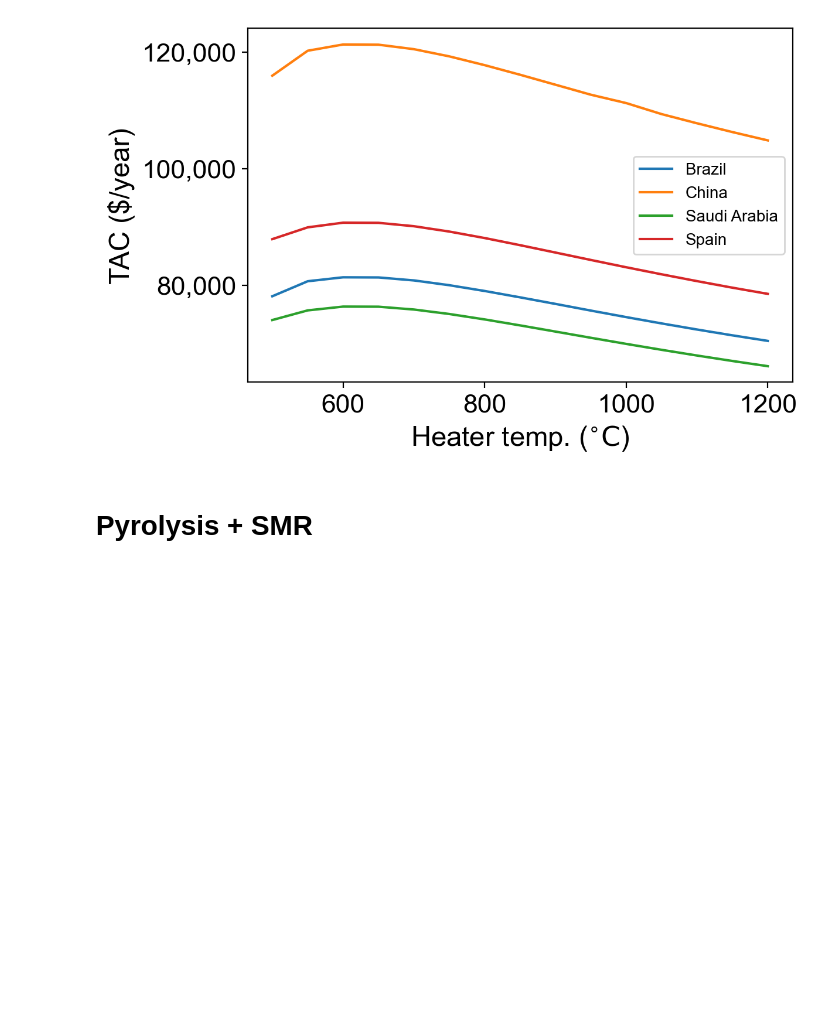
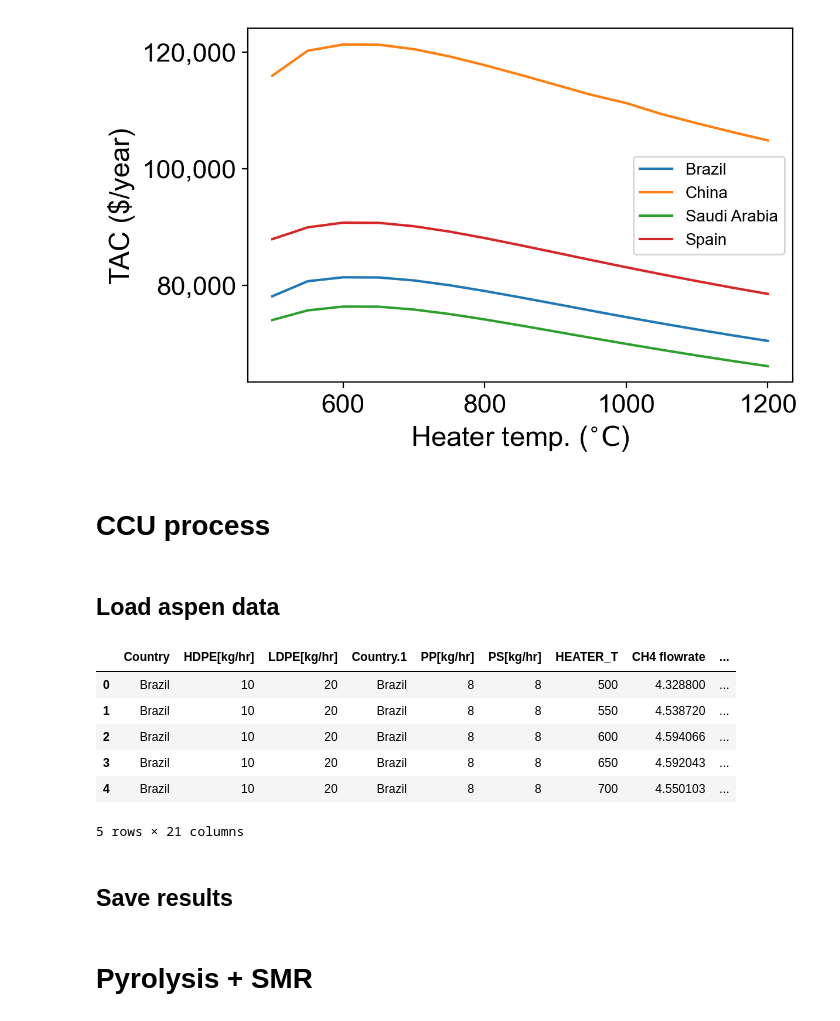
Before and after one commit to NahyeonAn/TeamEnv, a Jupyter notebook: TEA/TEA_PyrSMR.ipynb, the cells around one changed output. Saved outputs shown, nothing was run; the diff lists cells and outputs as text; code cells hidden in the pictures; blank space fills up the shorter version.

```diff
--- a/TEA/TEA_PyrSMR.ipynb
+++ b/TEA/TEA_PyrSMR.ipynb
@@ -256,3 +273,5 @@ plt.gca().set_yticklabels(['{:,.0f}'.format(x) for x in current_values])
 plt.show()
 # %% [output]
 [figure]
+# %% [markdown]
+# CCU process
@@ -258,0 +329,16 @@ plt.show()
+# %% [markdown]
+## Load aspen data
+# %%
+data = pd.read_csv('1. Aspen_results/Results_SMR_CCU.csv')
+tea_param = pd.read_csv('Revenue_params.csv')
+data.head()
+
+# tea_param.columns
+# %% [output]
+|  | Country | HDPE[kg/hr] | LDPE[kg/hr] | Country.1 | PP[kg/hr] | PS[kg/hr] | HEATER_T | CH4 flowrate | ... |
+| 0 | Brazil | 10 | 20 | Brazil | 8 | 8 | 500 | 4.328800 | ... |
+| 1 | Brazil | 10 | 20 | Brazil | 8 | 8 | 550 | 4.538720 | ... |
+| 2 | Brazil | 10 | 20 | Brazil | 8 | 8 | 600 | 4.594066 | ... |
+| 3 | Brazil | 10 | 20 | Brazil | 8 | 8 | 650 | 4.592043 | ... |
+| 4 | Brazil | 10 | 20 | Brazil | 8 | 8 | 700 | 4.550103 | ... |
+5 rows × 21 columns
@@ -258,0 +358,2 @@ plt.show()
+# %% [markdown]
+## Save results
```
Also changed, not shown: parts of 22 cells of this notebook, 38 other files.
